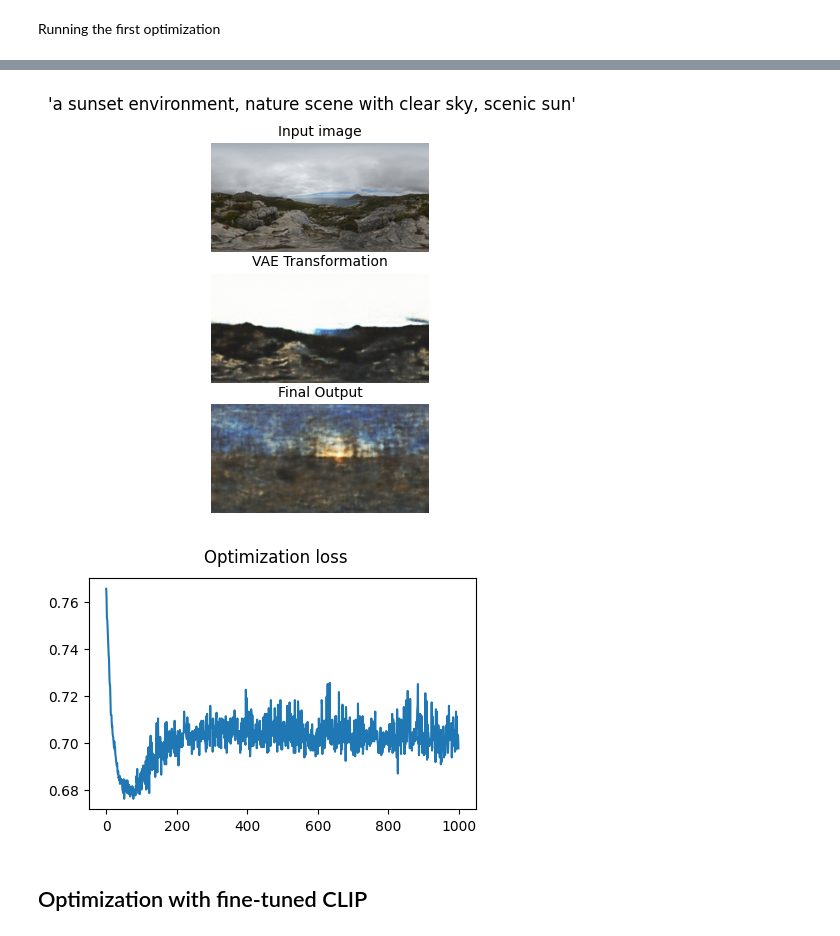
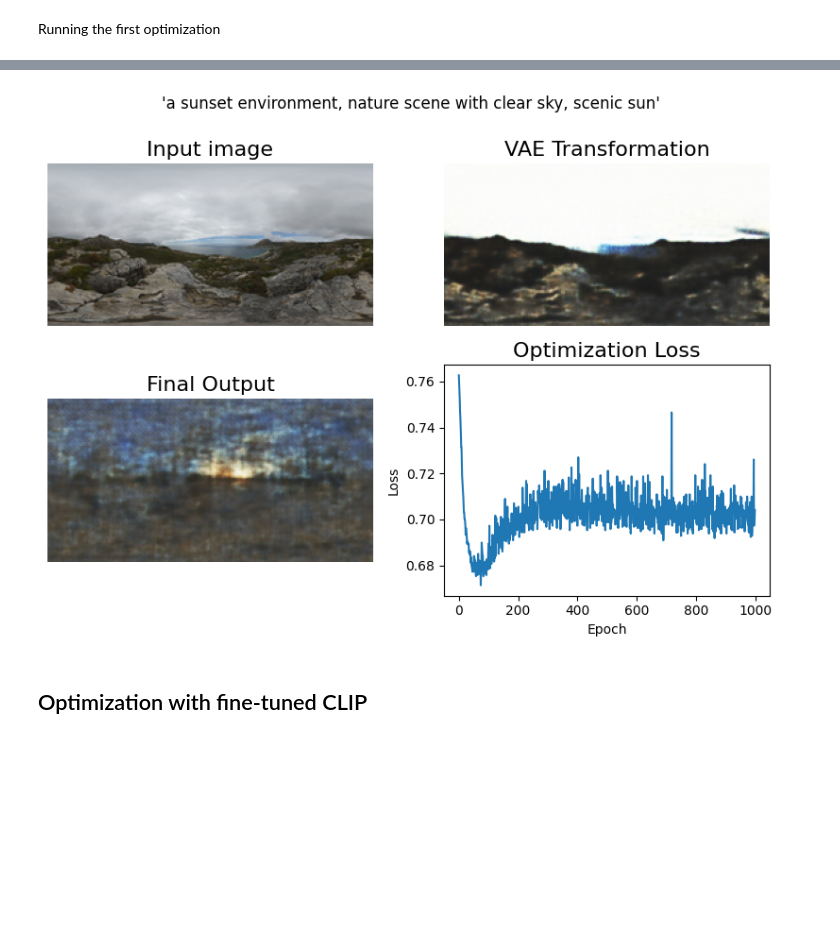
Before and after one commit to AntonioDOrazio/nlp-clip-guided-optimization, a Jupyter notebook: final_demo.ipynb, the cells around one changed output, grey strips where cells are left out. Cells and saved outputs as stored; diff of their text form; code cells hidden in the pictures; blank space fills up the shorter version.

Commit message:
update report and plotting

```diff
--- a/final_demo.ipynb
+++ b/final_demo.ipynb
@@ -80,0 +105,33 @@ def plot_comparison_with_start(original, before, after, title):
+# %%
+def plot_comparison_with_history(original, before, after, title, history):
+    original = original[0].permute(1, 2, 0).detach().cpu()
+    before = before[0].permute(1, 2, 0).detach().cpu()
+    after = after[0].permute(1, 2, 0).detach().cpu()
+
+    f, axarr = plt.subplots(2, 2, figsize=(8, 6))
+
+    plt.suptitle(title)
+
+    axarr[0, 0].set_title("Input image")
+    axarr[0, 0].imshow(original)
+    axarr[0, 0].axis('off')
+
+    axarr[0, 1].set_title("VAE Transformation")
+    axarr[0, 1].imshow(before)
+    axarr[0, 1].axis('off')
+
+    axarr[1, 0].imshow(after)
+    axarr[1, 0].set_title("Final Output")
+    axarr[1, 0].axis('off')
+
+    axarr[1, 1].plot(history)
+    axarr[1, 1].set_title("Optimization Loss")
+    axarr[1, 1].set_xlabel("Epoch")
+    axarr[1, 1].set_ylabel("Loss")
+
+    for i in range(2):
+        for j in range(2):
+            axarr[i, j].title.set_size(16)
+
+    plt.tight_layout()
+    plt.show()
@@ -351,13 +436,9 @@ tensor([0.1182], device='cuda:0', dtype=torch.float16, grad_fn=<RsubBackward1>)
 prompt= "a sunset environment, nature scene with clear sky, scenic sun"
 output, history, cos_sim = clip_latent_optimize(x, prompt, model, clip_loss, n_iter=1000, optim_type="fc", tv=1e-6, kl=0, lr=0.01, weight_decay=1e-3)
 # %%
-plot_comparison_with_start(x, y, output, title="'{}'".format(prompt))
+plot_comparison_with_history(x, y, output, title="'{}'".format(prompt), history=history)
 # %% [output]
-[figure, old version]
+[figure, new version]
-# %%
-plot_loss(history)
-# %% [output]
-[figure, removed]
 # %% [markdown]
 ## Optimization with fine-tuned CLIP
 # %% [markdown]
```
Also changed, not shown: parts of 18 cells of this notebook, 1 other file.
